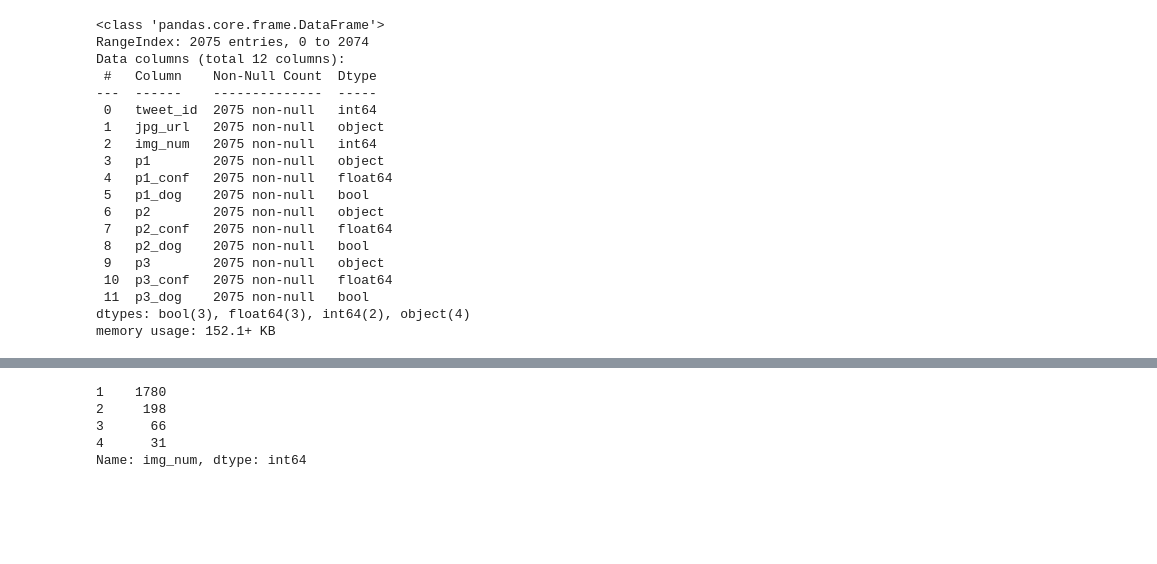
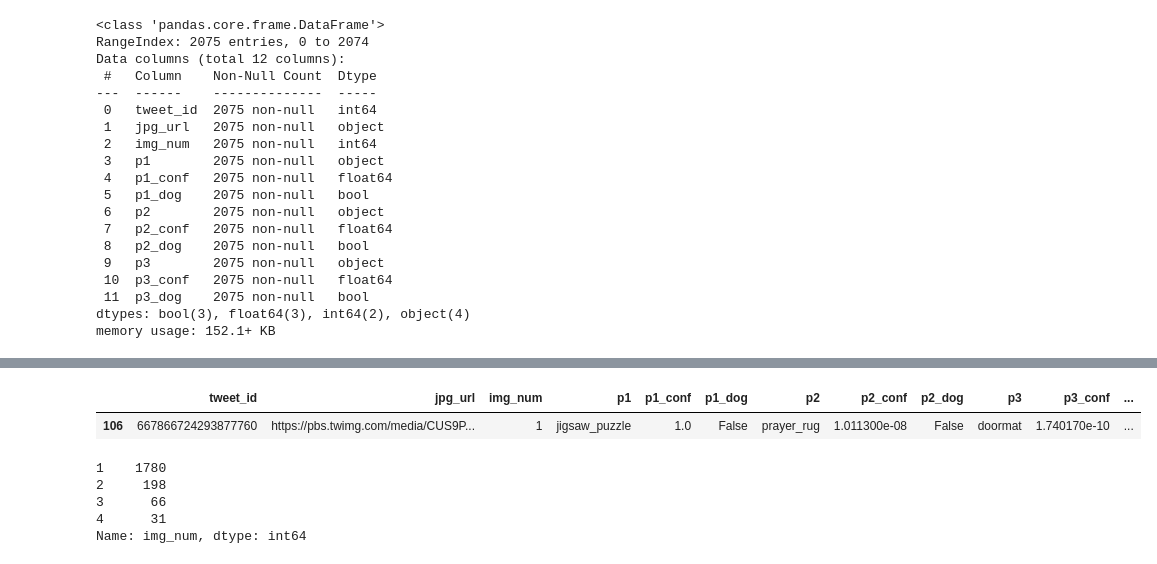
Before and after one commit to Meng-nanco/Data_Wrangling_project, a Jupyter notebook: wrangle_act.ipynb, the cells around one changed output, grey strips where cells are left out. Cells and saved outputs as stored; diff of their text form; code cells hidden in the pictures; blank space fills up the shorter version.

```diff
--- a/wrangle_act.ipynb
+++ b/wrangle_act.ipynb
@@ -466,3 +478,8 @@ memory usage: 152.1+ KB
+# %%
+df_image.query('p1_conf == 1')
+# %% [output]
+|  | tweet_id | jpg_url | img_num | p1 | p1_conf | p1_dog | p2 | p2_conf | p2_dog | p3 | p3_conf | ... |
+| 106 | 667866724293877760 | https://pbs.twimg.com/media/CUS9P... | 1 | jigsaw_puzzle | 1.0 | False | prayer_rug | 1.011300e-08 | False | doormat | 1.740170e-10 | ... |
 # %%
 df_image.img_num.value_counts()
 # %% [output]
```
Also changed, not shown: parts of 32 cells of this notebook.
